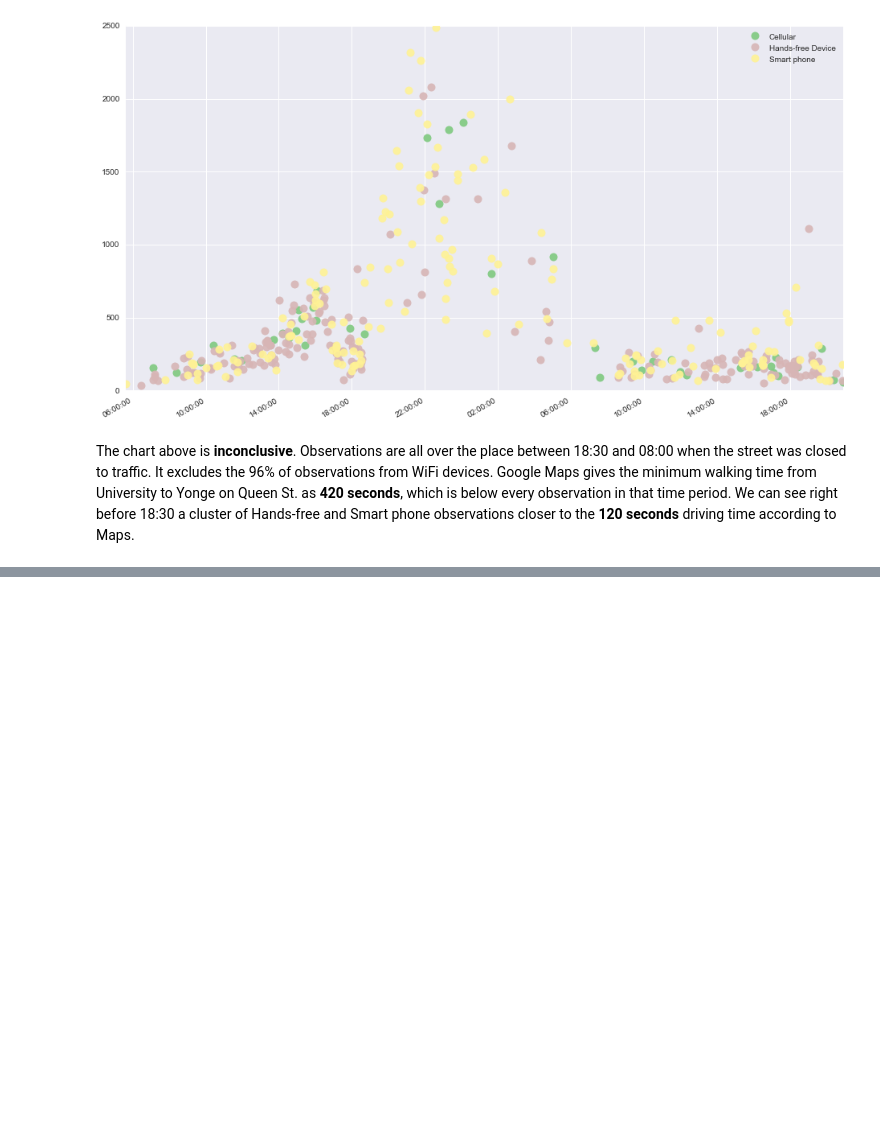
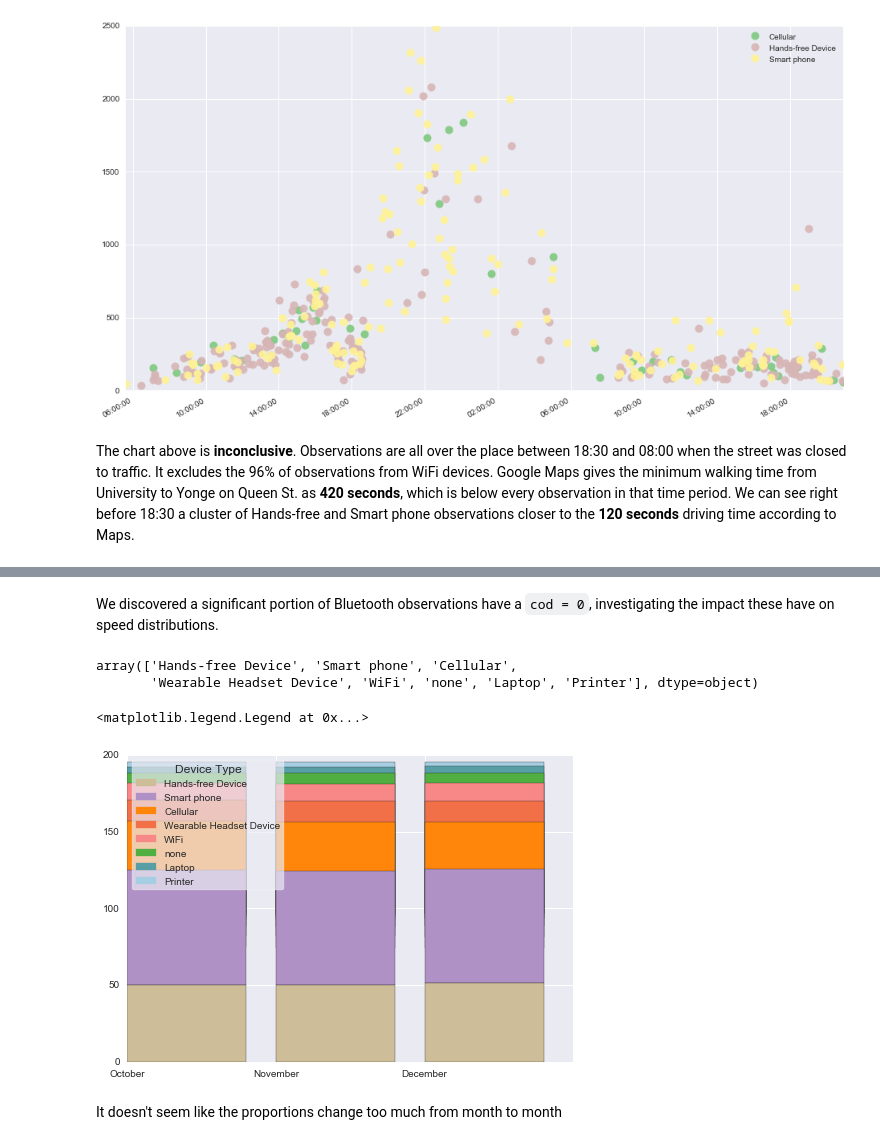
Before and after one commit to CityofToronto/bdit_king_pilot_dashboard, a Jupyter notebook: bluetooth/Baseline_device_filtering.ipynb, the cells around one changed output, grey strips where cells are left out. Saved outputs shown, nothing was run; the diff lists cells and outputs as text; code cells hidden in the pictures; blank space fills up the shorter version.

```diff
--- a/bluetooth/Baseline_device_filtering.ipynb
+++ b/bluetooth/Baseline_device_filtering.ipynb
@@ -202,0 +203,2 @@ ORDER BY user_id, measured_timestamp'''
+# %% [markdown]
+We discovered a significant portion of Bluetooth observations have a `cod = 0`, investigating the impact these have on speed distributions.
@@ -202,0 +239,28 @@ ORDER BY user_id, measured_timestamp'''
+# %%
+three_month_device_type["Device Type"].unique()
+# %% [output]
+array(['Hands-free Device', 'Smart phone', 'Cellular',
+       'Wearable Headset Device', 'WiFi', 'none', 'Laptop', 'Printer'], dtype=object)
+# %%
+three_month_device_type.sort_values('Month', inplace=True, ascending=False)
+# %%
+months = range(0,len(three_month_device_type["Month"].unique()))
+NUM_COLORS = 8
+cm = plt.get_cmap('Paired')
+colors = [cm(1.*i/NUM_COLORS) for i in range(NUM_COLORS)]
+# %%
+handles = []
+
+for i, device_type in enumerate(three_month_device_type["Device Type"].unique()):
+    device_data = three_month_device_type[three_month_device_type["Device Type"] == device_type]
+    plt.bar(months, device_data["% of Observations"], bottom=device_data.bottom, color=colors[i])
+    handles.append(mpl.patches.Patch(color=colors[i], label=device_type))
+plt.xticks(months, three_month_device_type["Month"].unique())
+plt.legend(title="Device Type", handles=list(reversed(handles)), loc='upper left',
+                 fancybox=True, framealpha=0.7, frameon=True)
+# plt.show()
+# %% [output]
+<matplotlib.legend.Legend at 0x...>
+[figure, added]
+# %% [markdown]
+It doesn't seem like the proportions change too much from month to month
```
Also changed, not shown: parts of 8 cells of this notebook.
